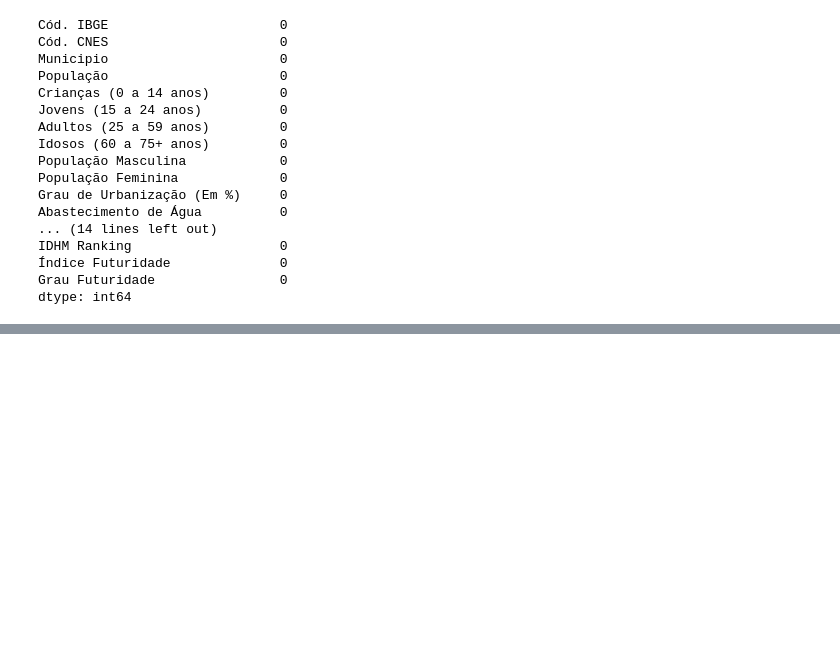
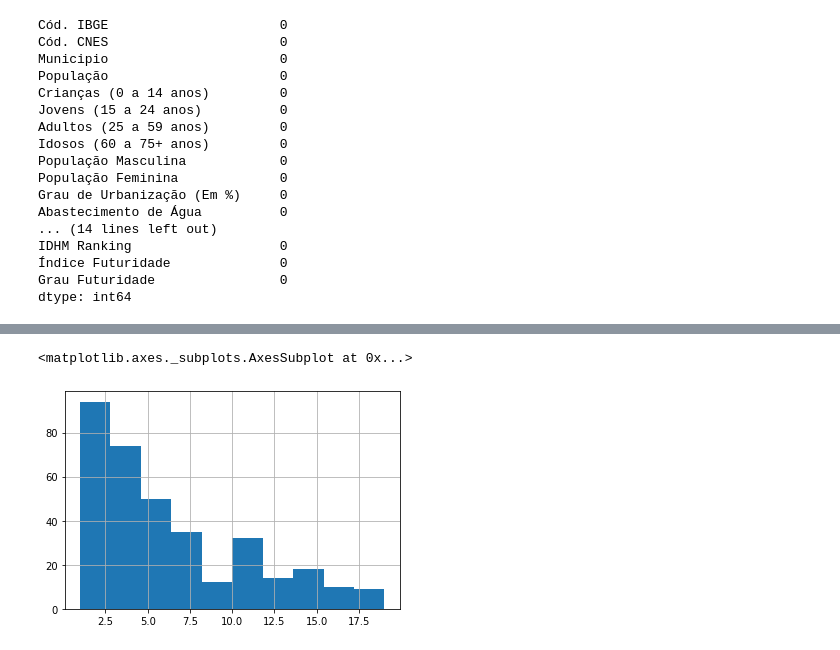
Before and after one commit to SilvanaOliveiraSa/CA_MU_DS_VINCE, a Jupyter notebook: teste.ipynb, the cells around one changed output, grey strips where cells are left out. Saved outputs shown, nothing was run; the diff lists cells and outputs as text; code cells hidden in the pictures; blank space fills up the shorter version.

```diff
--- a/teste.ipynb
+++ b/teste.ipynb
@@ -43,0 +66,6 @@ dtype: int64
+# %%
+filter = train['Total Medicos'] < 20
+train[filter]['Total Medicos'].hist()
+# %% [output]
+<matplotlib.axes._subplots.AxesSubplot at 0x...>
+[figure, added]
```
Also changed, not shown: parts of 8 cells of this notebook.
